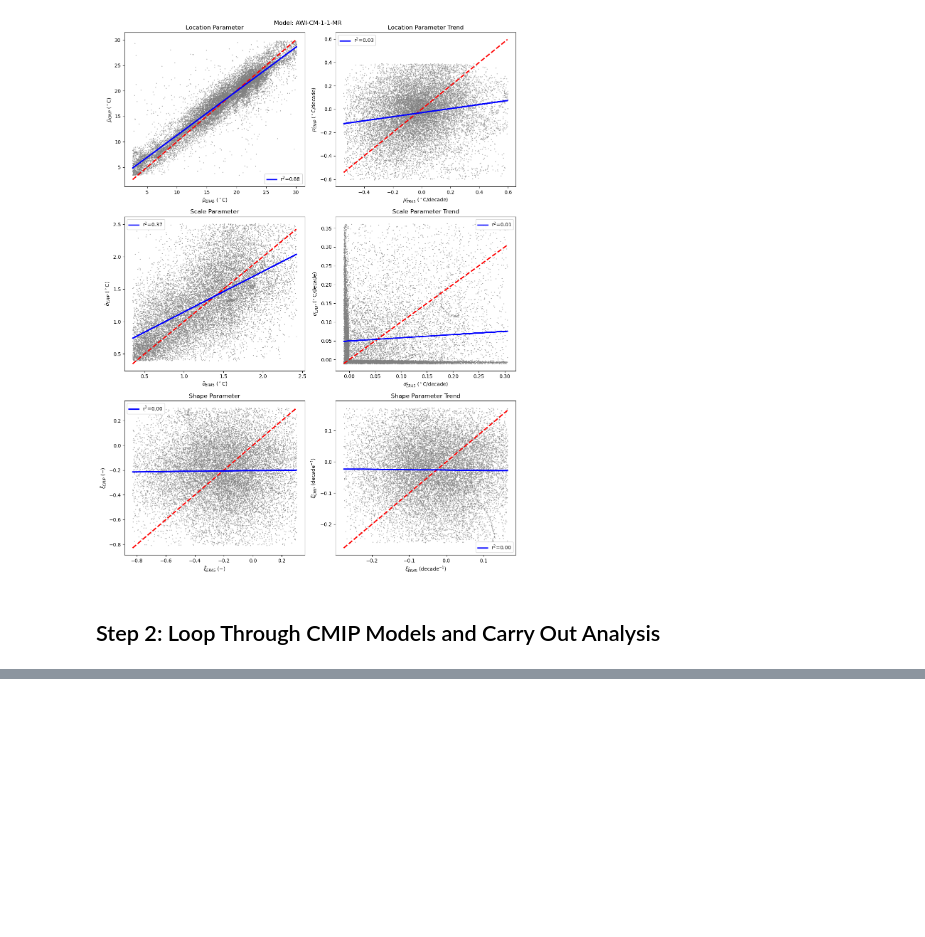
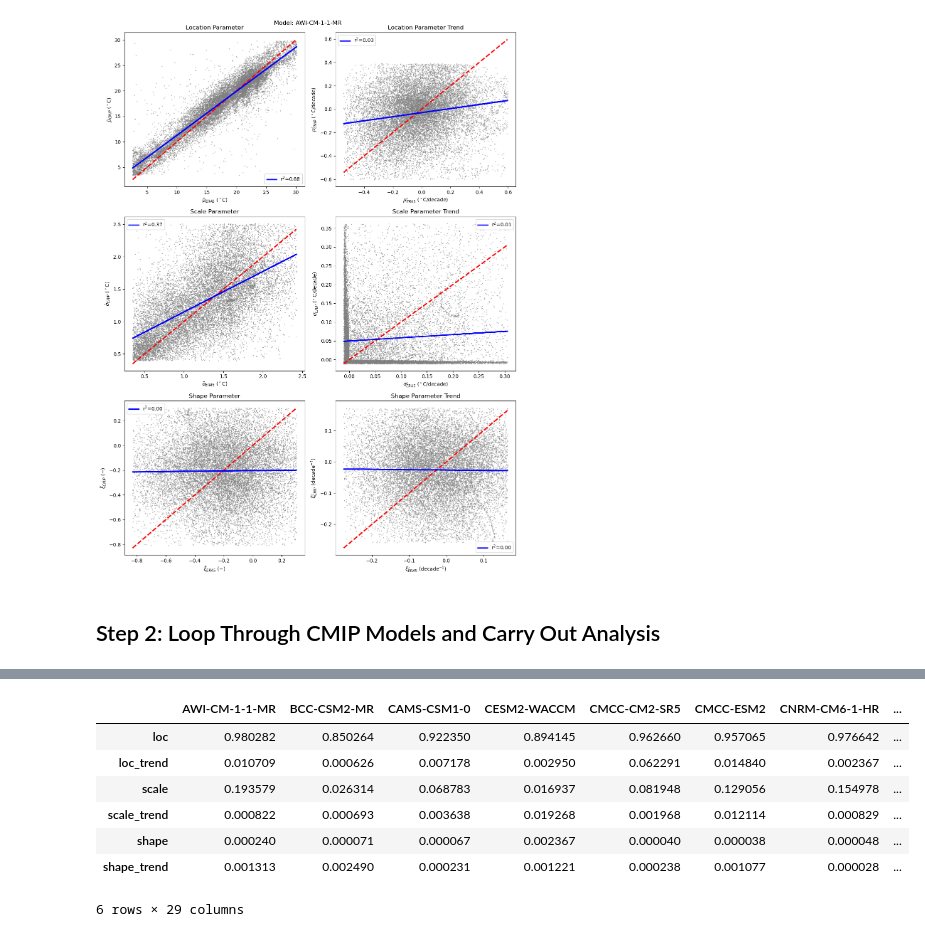
Before and after one commit to adam-bauer-34/gev-heat-waves, a Jupyter notebook: viz_cmip_bias_corr.ipynb, the cells around one changed output, grey strips where cells are left out. Drawn from its saved outputs; the diff is of its cells as text; code cells hidden in the pictures; blank space fills up the shorter version.

```diff
--- a/viz_cmip_bias_corr.ipynb
+++ b/viz_cmip_bias_corr.ipynb
@@ -498,3 +498,14 @@ df = pd.DataFrame.from_dict(r2s, orient='index', columns=model_names)
 
 r2_fpath = DATA_ROOT / 'CMIP6' / cmip_variable / 'gev' / f'r2s_{cmip_variable}_{anom_type}.csv'
 df.to_csv(r2_fpath)
+# %%
+df
+# %% [output]
+|  | AWI-CM-1-1-MR | BCC-CSM2-MR | CAMS-CSM1-0 | CESM2-WACCM | CMCC-CM2-SR5 | CMCC-ESM2 | CNRM-CM6-1-HR | ... |
+| loc | 0.980282 | 0.850264 | 0.922350 | 0.894145 | 0.962660 | 0.957065 | 0.976642 | ... |
+| loc_trend | 0.010709 | 0.000626 | 0.007178 | 0.002950 | 0.062291 | 0.014840 | 0.002367 | ... |
+| scale | 0.193579 | 0.026314 | 0.068783 | 0.016937 | 0.081948 | 0.129056 | 0.154978 | ... |
+| scale_trend | 0.000822 | 0.000693 | 0.003638 | 0.019268 | 0.001968 | 0.012114 | 0.000829 | ... |
+| shape | 0.000240 | 0.000071 | 0.000067 | 0.002367 | 0.000040 | 0.000038 | 0.000048 | ... |
+| shape_trend | 0.001313 | 0.002490 | 0.000231 | 0.001221 | 0.000238 | 0.001077 | 0.000028 | ... |
+6 rows × 29 columns
```
Also changed, not shown: parts of 5 cells of this notebook.
